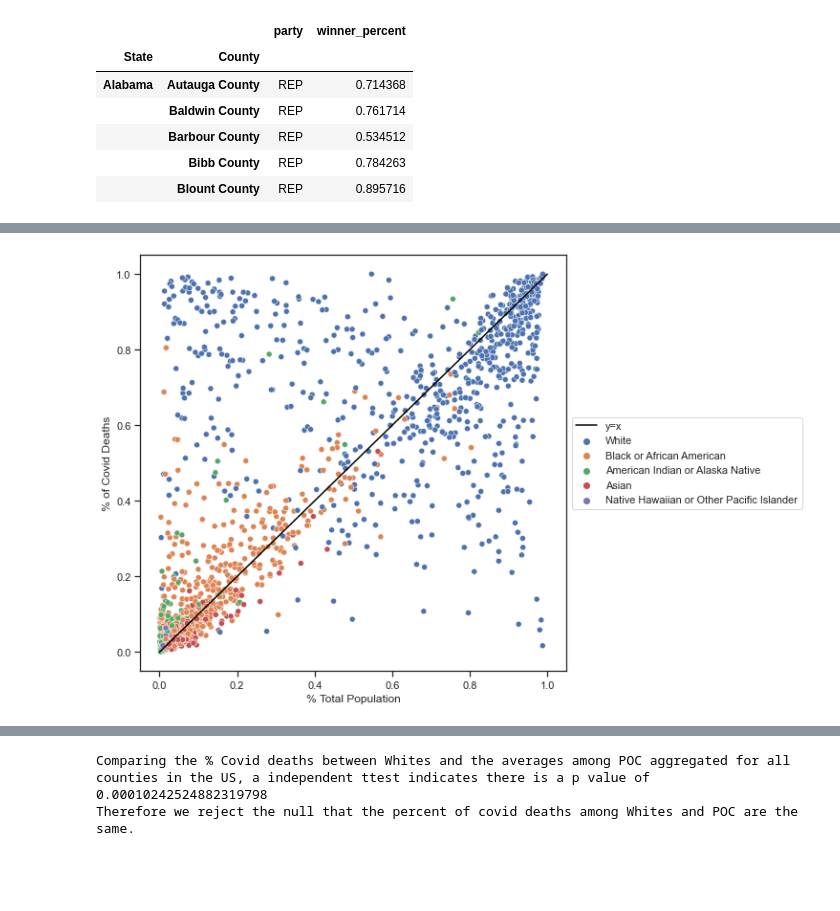
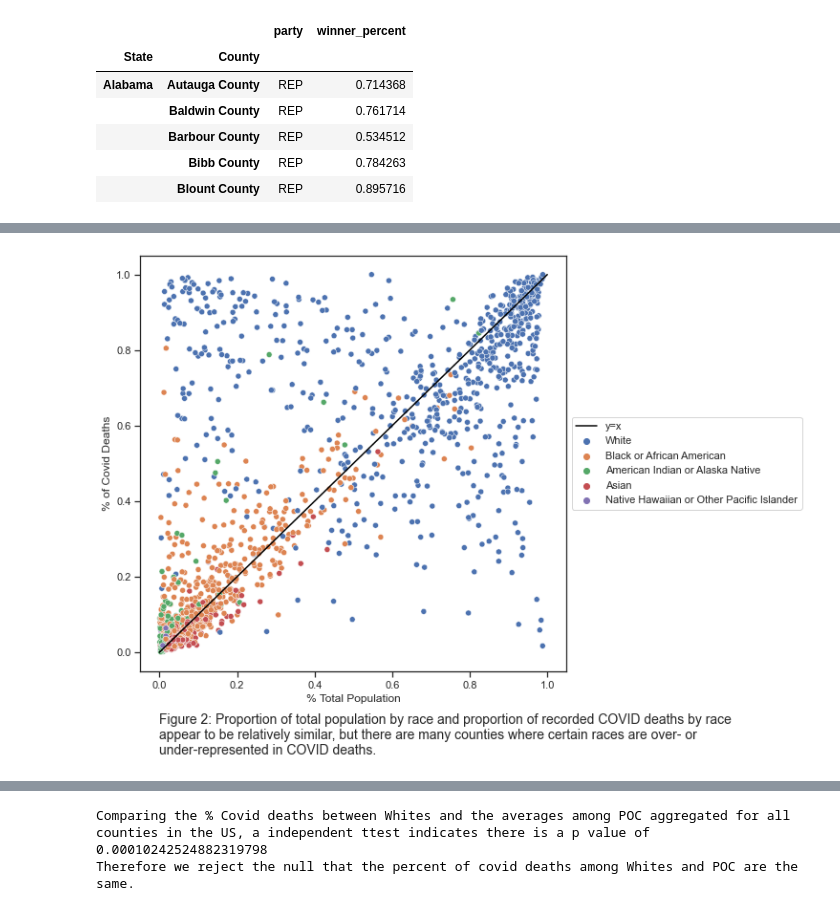
Before and after one commit to lauracharlotteli/cs216project, a Jupyter notebook: 216_project.ipynb, the cells around one changed output, grey strips where cells are left out. Cells and saved outputs as stored; diff of their text form; code cells hidden in the pictures; blank space fills up the shorter version.

```diff
--- a/216_project.ipynb
+++ b/216_project.ipynb
@@ -343,13 +345,15 @@ sns.catplot(data=cp_total_deaths, x='Estimated # Covid Deaths', y='State', kind=
 # %%
 import matplotlib.pyplot as plt
 sns.set(rc={"figure.figsize":(8, 8)})
 sns.set(style="ticks")
 pop_covid = sns.scatterplot(data=cp, x='% Total Population', y='% of Covid Deaths', hue='Race')
 with_line = pop_covid.plot([0,1],[0,1], "black", label='y=x')
+txt = 'Figure 2: Proportion of total population by race and proportion of recorded COVID deaths by race \nappear to be relatively similar, but there are many counties where certain races are over- or \nunder-represented in COVID deaths.'
+plt.text(x=0, y=-0.27, s=txt, fontsize=14)
 plt.legend(loc='center left', bbox_to_anchor=(1, 0.5), ncol=1)
 plt.show()
 # %% [output]
-[figure, old version]
+[figure, new version]
 # %%
 sns.set(style="ticks")
 cp_total_deaths_nc = cp_nc.groupby('County')['Estimated # Covid Deaths'].sum().reset_index()
```
Also changed, not shown: parts of 8 cells of this notebook.
